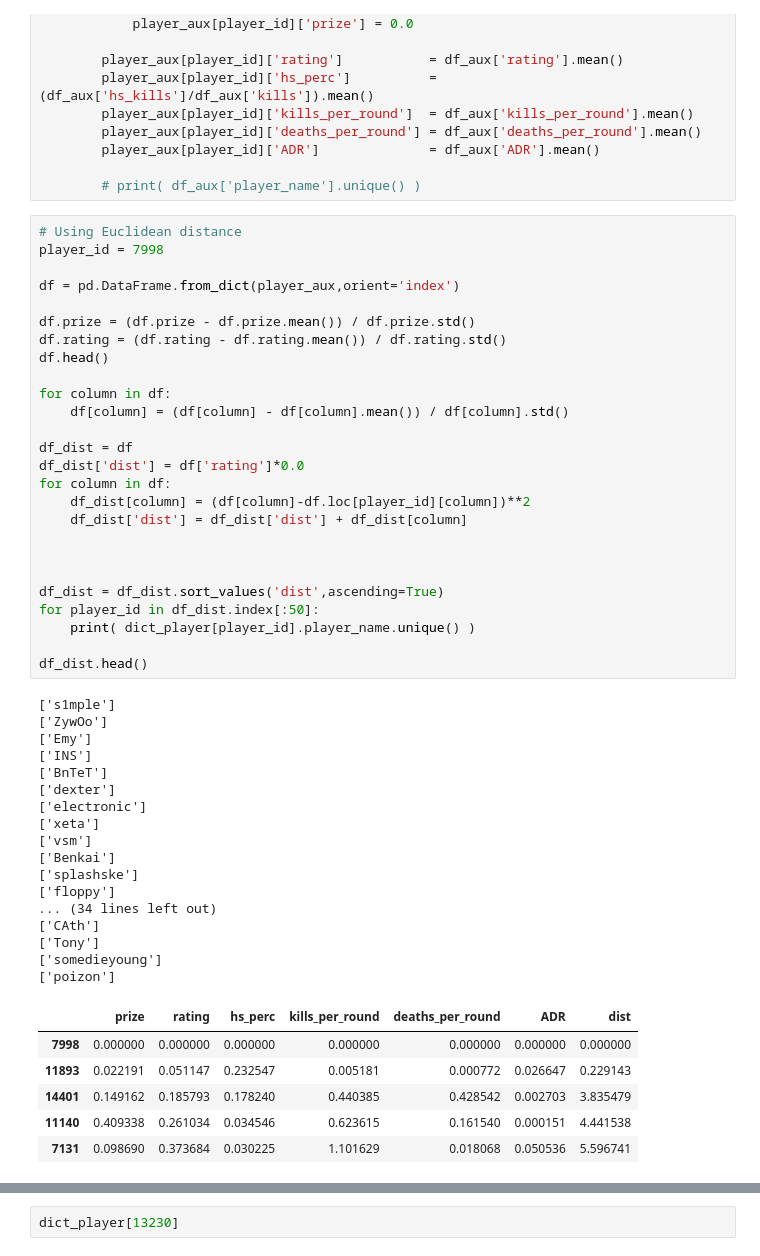
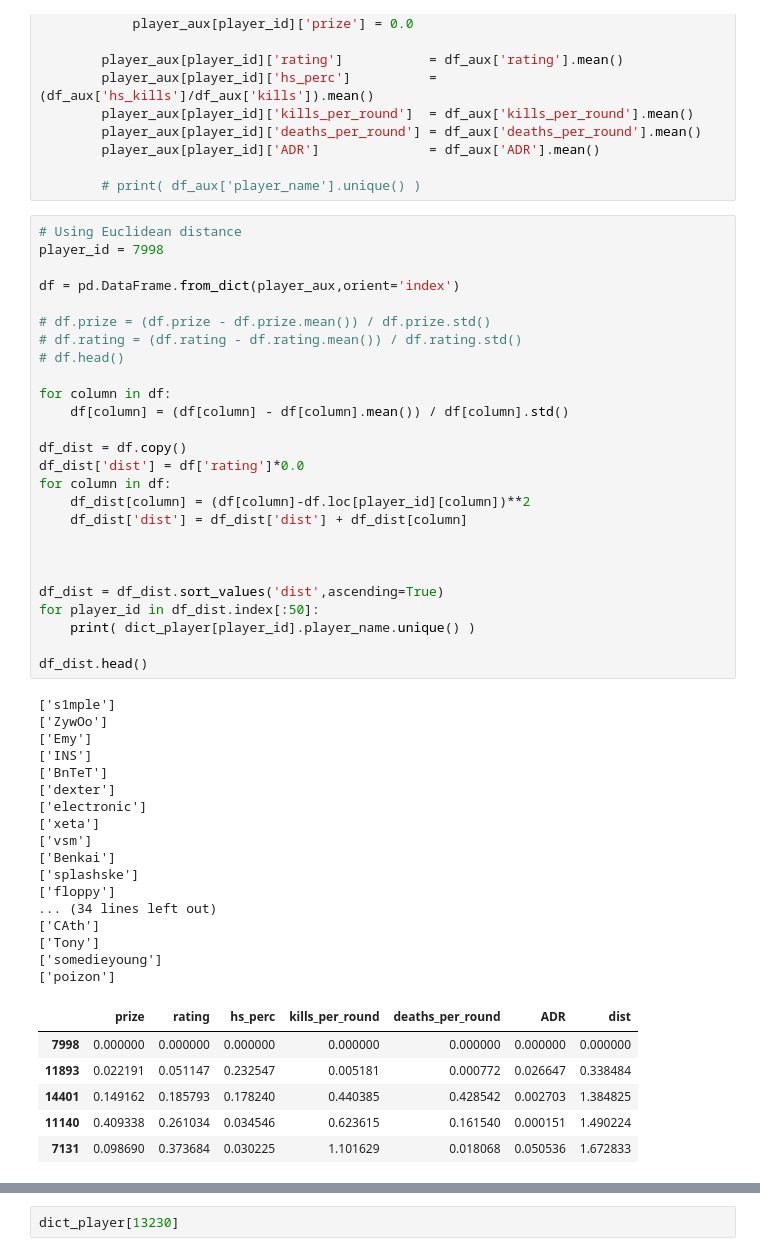
Before and after one commit to emmanuel-garza/insight-csgo, a Jupyter notebook: similarity_score.ipynb, the cells around one changed output, grey strips where cells are left out. Drawn from its saved outputs; the diff is of its cells as text.

```diff
--- a/similarity_score.ipynb
+++ b/similarity_score.ipynb
@@ -59,47 +59,47 @@ player_id = 7998
 
 df = pd.DataFrame.from_dict(player_aux,orient='index')
 
-df.prize = (df.prize - df.prize.mean()) / df.prize.std()
-df.rating = (df.rating - df.rating.mean()) / df.rating.std()
-df.head()
+# df.prize = (df.prize - df.prize.mean()) / df.prize.std()
+# df.rating = (df.rating - df.rating.mean()) / df.rating.std()
+# df.head()
 
 for column in df:
     df[column] = (df[column] - df[column].mean()) / df[column].std()
 
-df_dist = df
+df_dist = df.copy()
 df_dist['dist'] = df['rating']*0.0
 for column in df:
     df_dist[column] = (df[column]-df.loc[player_id][column])**2
     df_dist['dist'] = df_dist['dist'] + df_dist[column]
 
 
 
 df_dist = df_dist.sort_values('dist',ascending=True)
 for player_id in df_dist.index[:50]:
     print( dict_player[player_id].player_name.unique() )
 
 df_dist.head()
 # %% [output]
 ['s1mple']
 ['ZywOo']
 ['Emy']
 ['INS']
 ['BnTeT']
 ['dexter']
 ['electronic']
 ['xeta']
 ['vsm']
 ['Benkai']
 ['splashske']
 ['floppy']
 ... (34 lines left out)
 ['CAth']
 ['Tony']
 ['somedieyoung']
 ['poizon']
 |  | prize | rating | hs_perc | kills_per_round | deaths_per_round | ADR | dist |
 | 7998 | 0.000000 | 0.000000 | 0.000000 | 0.000000 | 0.000000 | 0.000000 | 0.000000 |
-| 11893 | 0.022191 | 0.051147 | 0.232547 | 0.005181 | 0.000772 | 0.026647 | 0.229143 |
-| 14401 | 0.149162 | 0.185793 | 0.178240 | 0.440385 | 0.428542 | 0.002703 | 3.835479 |
-| 11140 | 0.409338 | 0.261034 | 0.034546 | 0.623615 | 0.161540 | 0.000151 | 4.441538 |
-| 7131 | 0.098690 | 0.373684 | 0.030225 | 1.101629 | 0.018068 | 0.050536 | 5.596741 |
+| 11893 | 0.022191 | 0.051147 | 0.232547 | 0.005181 | 0.000772 | 0.026647 | 0.338484 |
+| 14401 | 0.149162 | 0.185793 | 0.178240 | 0.440385 | 0.428542 | 0.002703 | 1.384825 |
+| 11140 | 0.409338 | 0.261034 | 0.034546 | 0.623615 | 0.161540 | 0.000151 | 1.490224 |
+| 7131 | 0.098690 | 0.373684 | 0.030225 | 1.101629 | 0.018068 | 0.050536 | 1.672833 |
```
Also changed, not shown: parts of 7 cells of this notebook, 7 other files.
